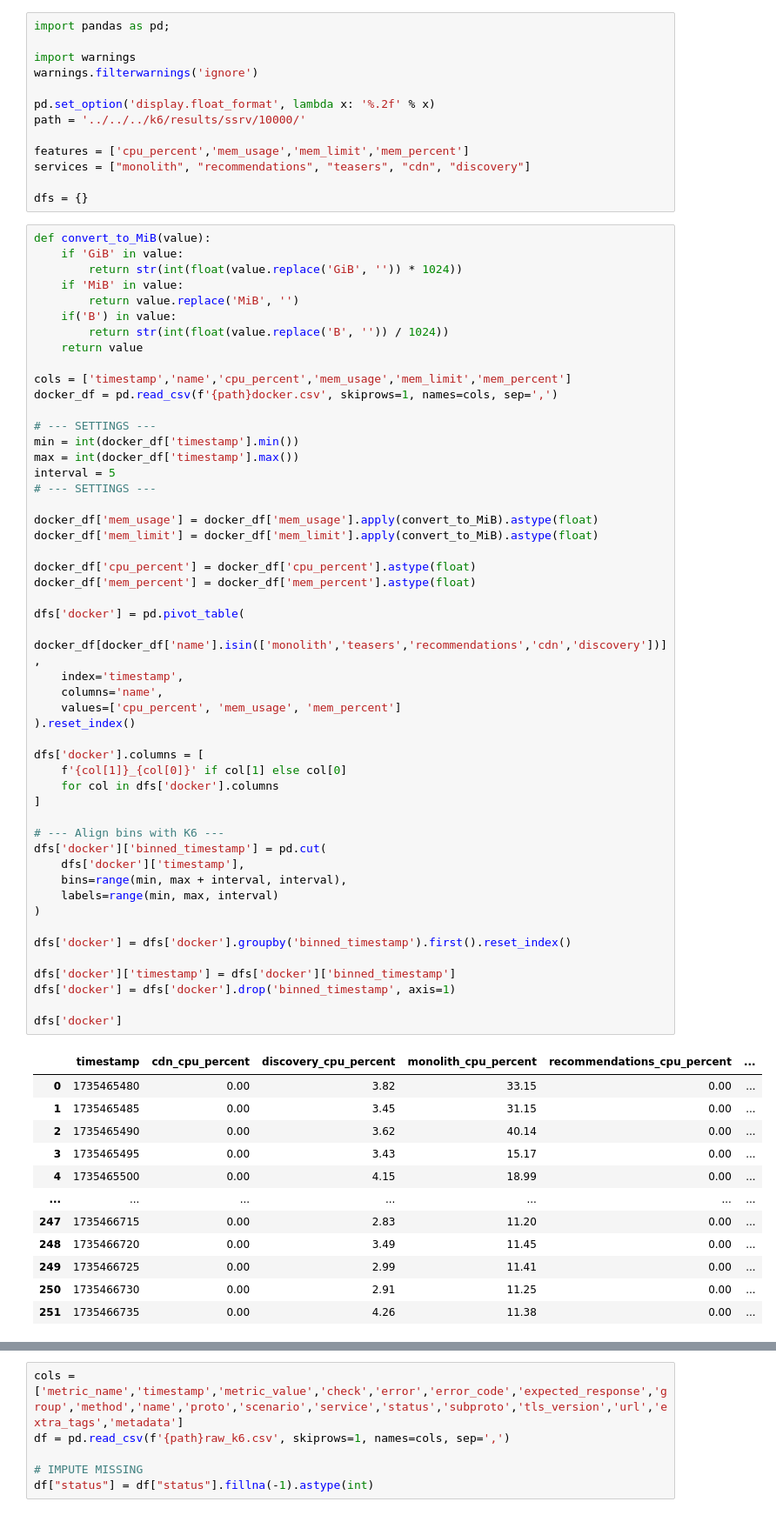
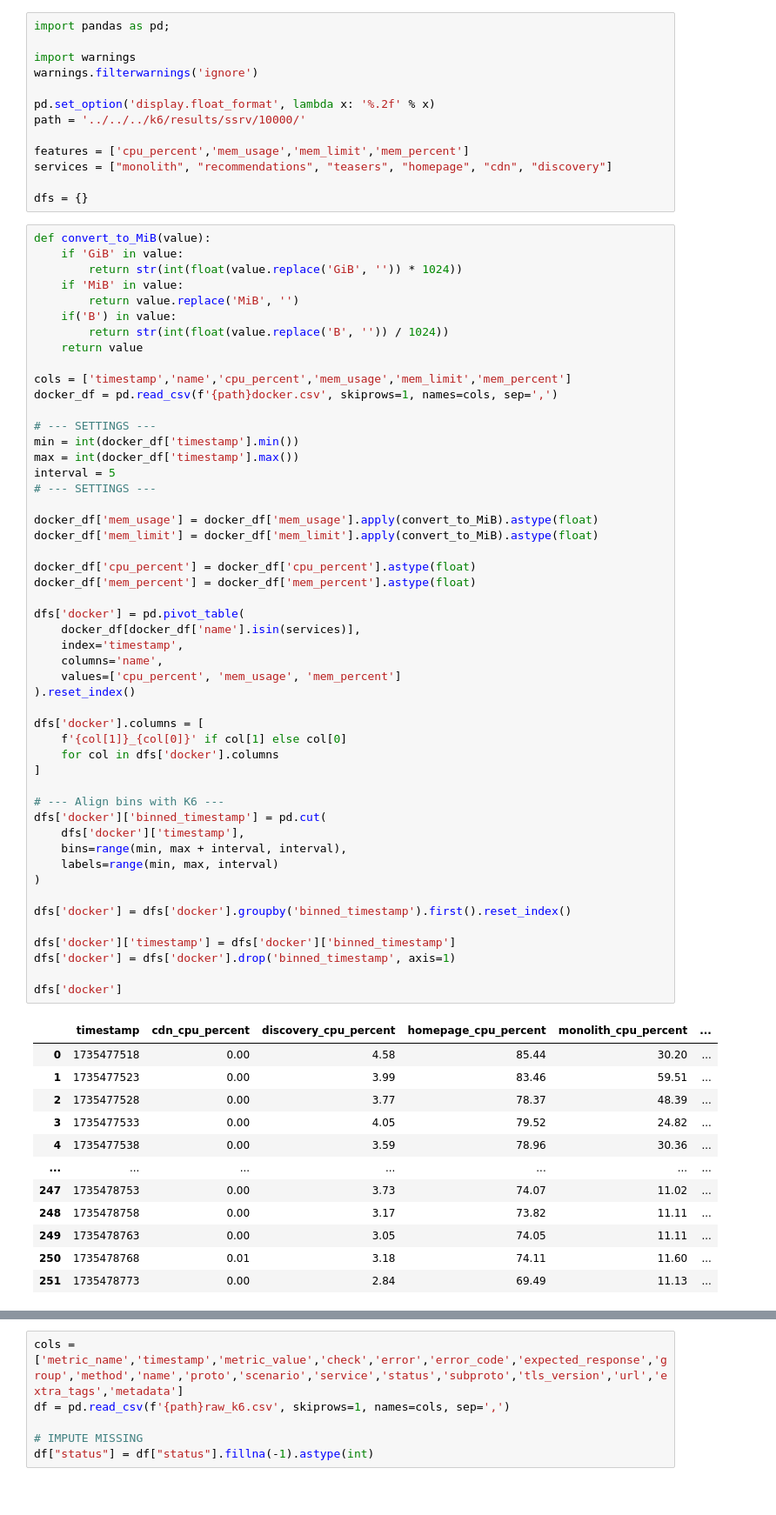
Before and after one commit to Aukevanoost/migrating-stateful-monoliths-to-microfrontends, a Jupyter notebook: analytics/notebooks/server/process-data.ipynb, the cells around one changed output, grey strips where cells are left out. Shown: that part at 87% size. Saved outputs shown, nothing was run; the diff lists cells and outputs as text.

```diff
--- a/analytics/notebooks/server/process-data.ipynb
+++ b/analytics/notebooks/server/process-data.ipynb
@@ -8,7 +8,7 @@ pd.set_option('display.float_format', lambda x: '%.2f' % x)
 path = '../../../k6/results/ssrv/10000/'
 
 features = ['cpu_percent','mem_usage','mem_limit','mem_percent']
-services = ["monolith", "recommendations", "teasers", "cdn", "discovery"]
+services = ["monolith", "recommendations", "teasers", "homepage", "cdn", "discovery"]
 
 dfs = {}
 # %%
@@ -34,43 +34,43 @@ docker_df['mem_usage'] = docker_df['mem_usage'].apply(convert_to_MiB).astype(flo
 docker_df['mem_limit'] = docker_df['mem_limit'].apply(convert_to_MiB).astype(float)
 
 docker_df['cpu_percent'] = docker_df['cpu_percent'].astype(float)
 docker_df['mem_percent'] = docker_df['mem_percent'].astype(float)
 
 dfs['docker'] = pd.pivot_table(
-    docker_df[docker_df['name'].isin(['monolith','teasers','recommendations','cdn','discovery'])],
+    docker_df[docker_df['name'].isin(services)],
     index='timestamp',
     columns='name',
     values=['cpu_percent', 'mem_usage', 'mem_percent']
 ).reset_index()
 
 dfs['docker'].columns = [
     f'{col[1]}_{col[0]}' if col[1] else col[0]
     for col in dfs['docker'].columns
 ]
 
 # --- Align bins with K6 ---
 dfs['docker']['binned_timestamp'] = pd.cut(
     dfs['docker']['timestamp'],
     bins=range(min, max + interval, interval),
     labels=range(min, max, interval)
 )
 
 dfs['docker'] = dfs['docker'].groupby('binned_timestamp').first().reset_index()
 
 dfs['docker']['timestamp'] = dfs['docker']['binned_timestamp']
 dfs['docker'] = dfs['docker'].drop('binned_timestamp', axis=1)
 
 dfs['docker']
 # %% [output]
-|  | timestamp | cdn_cpu_percent | discovery_cpu_percent | monolith_cpu_percent | recommendations_cpu_percent | ... |
-| 0 | 1735465480 | 0.00 | 3.82 | 33.15 | 0.00 | ... |
-| 1 | 1735465485 | 0.00 | 3.45 | 31.15 | 0.00 | ... |
-| 2 | 1735465490 | 0.00 | 3.62 | 40.14 | 0.00 | ... |
-| 3 | 1735465495 | 0.00 | 3.43 | 15.17 | 0.00 | ... |
-| 4 | 1735465500 | 0.00 | 4.15 | 18.99 | 0.00 | ... |
+|  | timestamp | cdn_cpu_percent | discovery_cpu_percent | homepage_cpu_percent | monolith_cpu_percent | ... |
+| 0 | 1735477518 | 0.00 | 4.58 | 85.44 | 30.20 | ... |
+| 1 | 1735477523 | 0.00 | 3.99 | 83.46 | 59.51 | ... |
+| 2 | 1735477528 | 0.00 | 3.77 | 78.37 | 48.39 | ... |
+| 3 | 1735477533 | 0.00 | 4.05 | 79.52 | 24.82 | ... |
+| 4 | 1735477538 | 0.00 | 3.59 | 78.96 | 30.36 | ... |
 | ... | ... | ... | ... | ... | ... | ... |
-| 247 | 1735466715 | 0.00 | 2.83 | 11.20 | 0.00 | ... |
-| 248 | 1735466720 | 0.00 | 3.49 | 11.45 | 0.00 | ... |
-| 249 | 1735466725 | 0.00 | 2.99 | 11.41 | 0.00 | ... |
-| 250 | 1735466730 | 0.00 | 2.91 | 11.25 | 0.00 | ... |
-| 251 | 1735466735 | 0.00 | 4.26 | 11.38 | 0.00 | ... |
+| 247 | 1735478753 | 0.00 | 3.73 | 74.07 | 11.02 | ... |
+| 248 | 1735478758 | 0.00 | 3.17 | 73.82 | 11.11 | ... |
+| 249 | 1735478763 | 0.00 | 3.05 | 74.05 | 11.11 | ... |
+| 250 | 1735478768 | 0.01 | 3.18 | 74.11 | 11.60 | ... |
+| 251 | 1735478773 | 0.00 | 2.84 | 69.49 | 11.13 | ... |
```
Also changed, not shown: parts of 4 cells of this notebook, 13 other files.
